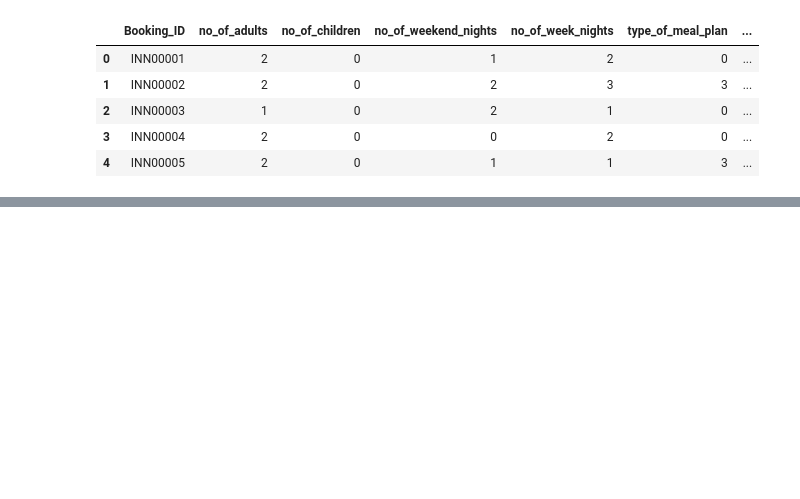
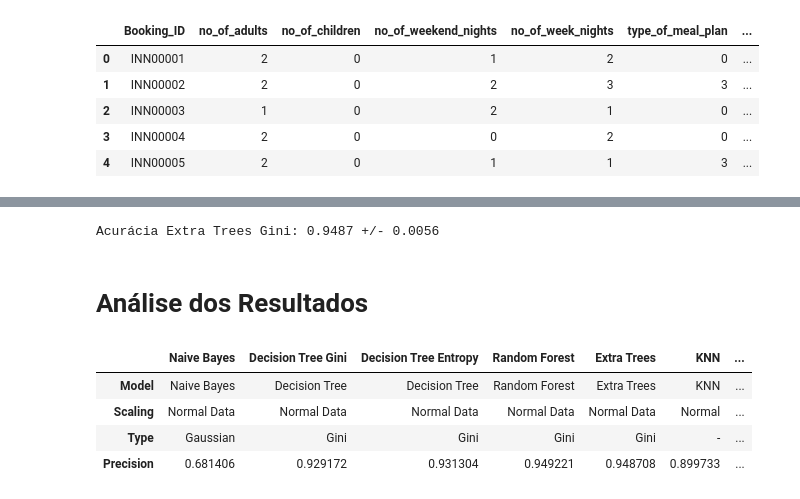
Before and after one commit to dbuzon/classification-challenge, a Jupyter notebook: classification-challenge.ipynb, the cells around one changed output, grey strips where cells are left out. Saved outputs shown, nothing was run; the diff lists cells and outputs as text; code cells hidden in the pictures; blank space fills up the shorter version.

```diff
--- a/classification-challenge.ipynb
+++ b/classification-challenge.ipynb
@@ -221,0 +146,4 @@ resumo dos seminários apresentados em aula
+# %%
+rlog = LogisticRegression(max_iter=5000)
+score_rlog = cross_val_score(rlog, X, Y, cv=kf, n_jobs=-1)
+print('Acurácia com Regressão Logística: %0.4f +/- %0.4f' % (score_rlog.mean(), score_rlog.std()))
@@ -221,0 +195,4 @@ resumo dos seminários apresentados em aula
+# %%
+rf = RandomForestClassifier()
+score_rf = cross_val_score(rf, X, Y, cv=kf, n_jobs=-1)
+print('Acurácia Random Forest Gini: %0.4f +/- %0.4f' % (score_rf.mean(), score_rf.std()))
@@ -221,0 +201,4 @@ resumo dos seminários apresentados em aula
+# %%
+bag = AdaBoostClassifier(n_estimators=50)
+score_ada = cross_val_score(bag, X, Y, cv=kf, n_jobs=-1)
+print('Acurácia Ada Boost: %0.4f +/- %0.4f' % (score_ada.mean(), score_ada.std()))
@@ -221,0 +213,65 @@ resumo dos seminários apresentados em aula
+# %%
+extra_trees = ExtraTreesClassifier()
+score_ext = cross_val_score(extra_trees, X, Y, cv=kf, n_jobs=-1)
+print('Acurácia Extra Trees Gini: %0.4f +/- %0.4f' % (score_ext.mean(), score_ext.std()))
+# %% [output]
+Acurácia Extra Trees Gini: 0.9487 +/- 0.0056
+# %% [markdown]
+# Análise dos Resultados
+# %%
+NaiveBayes = {'Model':'Naive Bayes',
+               'Scaling':'Normal Data',
+               'Type':'Gaussian',
+               'Precision':score_nb.mean()}
+
+DCTGini = {'Model':'Decision Tree',
+               'Scaling':'Normal Data',
+               'Type': 'Gini',
+               'Precision':score_dct_gini.mean()}
+
+DCTEntropy = {'Model':'Decision Tree',
+               'Scaling':'Normal Data',
+               'Type': 'Gini',
+               'Precision':score_dct_entropy.mean()}
+
+Random = {'Model':'Random Forest',
+               'Scaling':'Normal Data',
+               'Type': 'Gini',
+               'Precision':score_rf.mean()}
+
+Extra = {'Model':'Extra Trees',
+               'Scaling':'Normal Data',
+               'Type': 'Gini',
+               'Precision':score_ext.mean()}
+
+KNN = {'Model':'KNN',
+               'Scaling':'Normal',
+               'Type':'-',
+               'Precision':score_knn.mean()}
+
+Logistic = {'Model':'Logistic Regression',
+               'Scaling':'Normal',
+               'Type':'-',
+               'Precision':score_rlog.mean()}
+
+AdaBoosting = {'Model':'AdaBoost',
+               'Scaling':'StandardScaler',
+               'Type':'-',
+               'Precision':score_ada.mean()}
+
+resume = pd.DataFrame({'Naive Bayes':pd.Series(NaiveBayes),
+                       'Decision Tree Gini':pd.Series(DCTGini),
+                       'Decision Tree Entropy':pd.Series(DCTEntropy),
+                       'Random Forest':pd.Series(Random),
+                       'Extra Trees':pd.Series(Extra),
+                       'KNN':pd.Series(KNN),
+                       'Logistic Regression':pd.Series(Logistic),
+                       'AdaBoost':pd.Series(AdaBoosting),
+                      })
+resume
+# %% [output]
+|  | Naive Bayes | Decision Tree Gini | Decision Tree Entropy | Random Forest | Extra Trees | KNN | ... |
+| Model | Naive Bayes | Decision Tree | Decision Tree | Random Forest | Extra Trees | KNN | ... |
+| Scaling | Normal Data | Normal Data | Normal Data | Normal Data | Normal Data | Normal | ... |
+| Type | Gaussian | Gini | Gini | Gini | Gini | - | ... |
+| Precision | 0.681406 | 0.929172 | 0.931304 | 0.949221 | 0.948708 | 0.899733 | ... |
```
Also changed, not shown: parts of 55 cells of this notebook.
